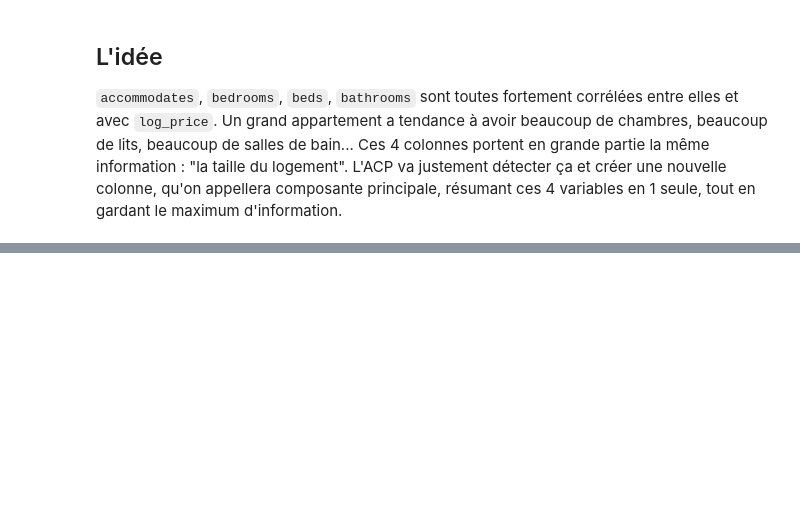
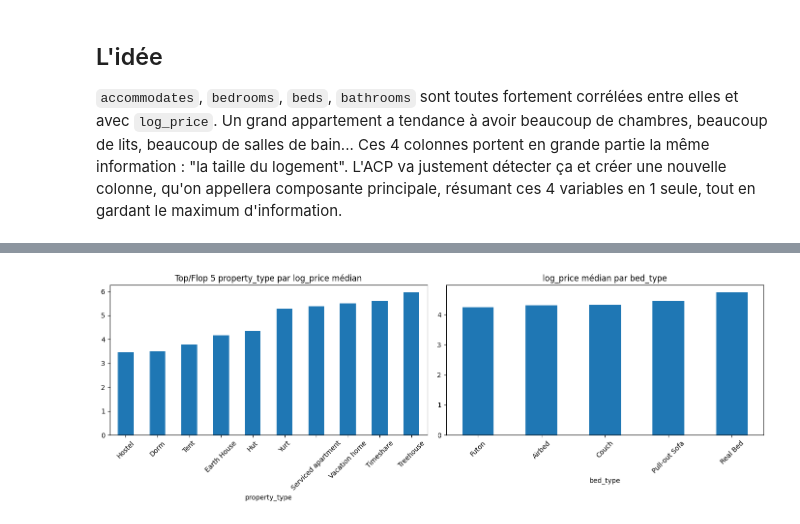
Before and after one commit to Annie-K73/Airbnb_prediction, a Jupyter notebook: NoteBook.ipynb, the cells around one changed output, grey strips where cells are left out. Saved outputs shown, nothing was run; the diff lists cells and outputs as text; code cells hidden in the pictures; blank space fills up the shorter version.

```diff
--- a/NoteBook.ipynb
+++ b/NoteBook.ipynb
@@ -144,0 +161,18 @@ L'ACP va justement détecter ça et créer une nouvelle colonne, qu'on appellera
+# %%
+fig, axes = plt.subplots(1, 2, figsize=(14, 5))
+
+# property_type : 5 premiers et 5 derniers uniquement car sinon c'est illisible
+medians = df.groupby('property_type')['log_price'].median().sort_values()
+pd.concat([medians.head(5), medians.tail(5)]).plot(kind='bar', ax=axes[0])
+axes[0].set_title('Top/Flop 5 property_type par log_price médian')
+axes[0].tick_params(axis='x', rotation=45)
+
+# bed_type : tous
+df.groupby('bed_type')['log_price'].median().sort_values().plot(kind='bar', ax=axes[1])
+axes[1].set_title('log_price médian par bed_type')
+axes[1].tick_params(axis='x', rotation=45)
+
+plt.tight_layout()
+plt.show()
+# %% [output]
+[figure, added]
```
Also changed, not shown: parts of 11 cells of this notebook.
